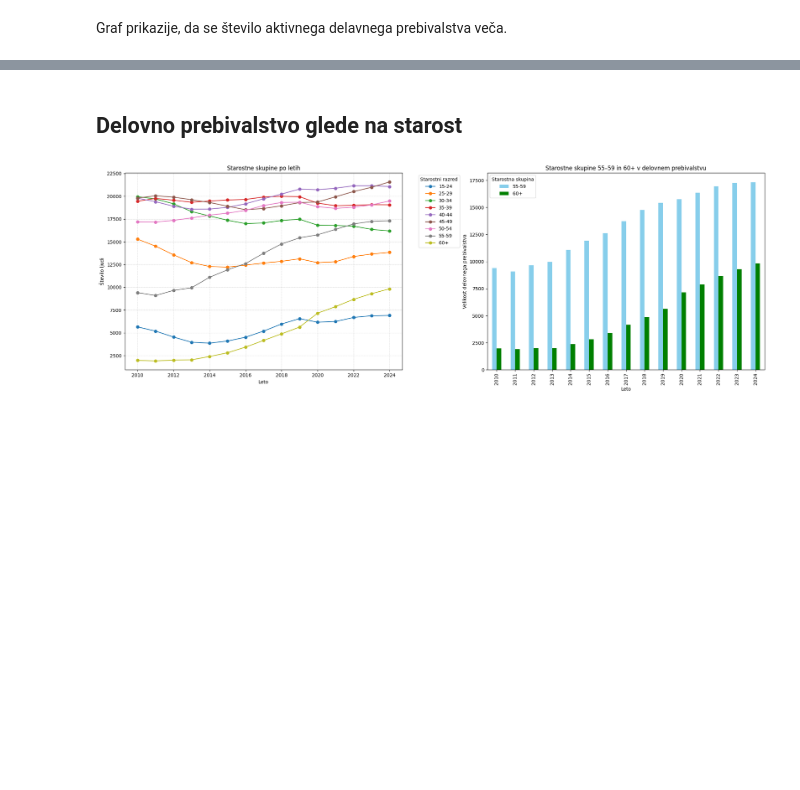
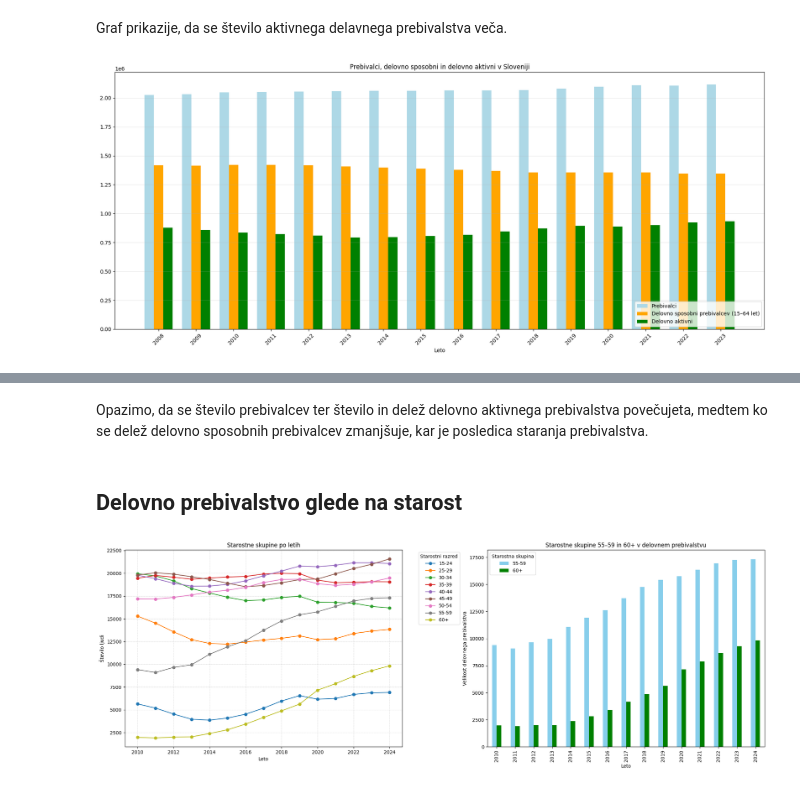
Before and after one commit to nirinja/PR259, a Jupyter notebook: koda/koda.ipynb, the cells around one changed output, grey strips where cells are left out. Drawn from its saved outputs; the diff is of its cells as text; code cells hidden in the pictures; blank space fills up the shorter version.

```diff
--- a/koda/koda.ipynb
+++ b/koda/koda.ipynb
@@ -72,2 +72,55 @@ plt.show()
 # %% [markdown]
 Graf prikazije, da se število aktivnega delavnega prebivalstva veča.
+# %%
+# Filtriraj podatke za Slovenijo
+preb = data_preb[
+    (data_preb['MERITVE'] == 'Število prebivalcev - 1. januar') &
+    (data_preb['STATISTIČNA REGIJA'] == 'SLOVENIJA')
+][['LETO', 'DATA']].rename(columns={'DATA': 'Prebivalci'})
+
+aktivni = data_preb[
+    (data_preb['MERITVE'] == 'Število delovno aktivnih prebivalcev (po prebivališču)') &
+    (data_preb['STATISTIČNA REGIJA'] == 'SLOVENIJA')
+][['LETO', 'DATA']].rename(columns={'DATA': 'Delovno aktivni'})
+
+delez = data_preb[
+    (data_preb['MERITVE'] == 'Delež prebivalcev, starih 15 do 64 let (%) - 1. januar') &
+    (data_preb['STATISTIČNA REGIJA'] == 'SLOVENIJA')
+][['LETO', 'DATA']].rename(columns={'DATA': 'Delež prebivalcev 15–64 let (%)'})
+
+# Združi in izračunaj delovno sposobne
+merged = preb.merge(aktivni, on='LETO').merge(delez, on='LETO')
+merged = merged.sort_values('LETO')
+merged['Delovno sposobni'] = merged['Prebivalci'] * merged['Delež prebivalcev 15–64 let (%)'] / 100
+
+# Priprava za graf
+leto = merged['LETO'].astype(str)
+x = np.arange(len(leto))
+bar_width = 0.25
+
+# Risanje
+fig, ax = plt.subplots(figsize=(18, 8))
+
+ax.bar(x - bar_width, merged['Prebivalci'], width=bar_width, label='Prebivalci', color='lightblue')
+ax.bar(x, merged['Delovno sposobni'], width=bar_width, label='Delovno sposobni prebivalcev (15–64 let)', color='orange')
+ax.bar(x + bar_width, merged['Delovno aktivni'], width=bar_width, label='Delovno aktivni', color='green')
+
+ax.set_xlabel('Leto')
+ax.set_title('Prebivalci, delovno sposobni in delovno aktivni v Sloveniji')
+ax.set_xticks(x)
+ax.set_xticklabels(leto, rotation=45)
+ax.legend(loc='lower right')
+ax.grid(axis='y', alpha=0.3)
+plt.tight_layout()
+plt.show()
+
+# Prikaži tabelo vseh podatkov
+# Izračun deleža delovno aktivnih izmed delovno sposobnih
+merged['Delež aktivnih med sposobnimi (%)'] = (
+    merged['Delovno aktivni'] / merged['Delovno sposobni'] * 100
+).round(2)
+
+# Prikaz preglednice z novim stolpcem
+merged[['LETO', 'Prebivalci', 'Delovno sposobni', 'Delovno aktivni', 'Delež prebivalcev 15–64 let (%)', 'Delež aktivnih med sposobnimi (%)']].round(2)
+# %% [output]
+[figure, added]
@@ -74,3 +144,5 @@ Graf prikazije, da se število aktivnega delavnega prebivalstva veča.
+# %% [markdown]
+Opazimo, da se število prebivalcev ter število in delež delovno aktivnega prebivalstva povečujeta, medtem ko se delež delovno sposobnih prebivalcev zmanjšuje, kar je posledica staranja prebivalstva.
 # %% [markdown]
 ## Delovno prebivalstvo glede na starost
 # %%
```
Also changed, not shown: parts of 2 cells of this notebook, 1 other file.
